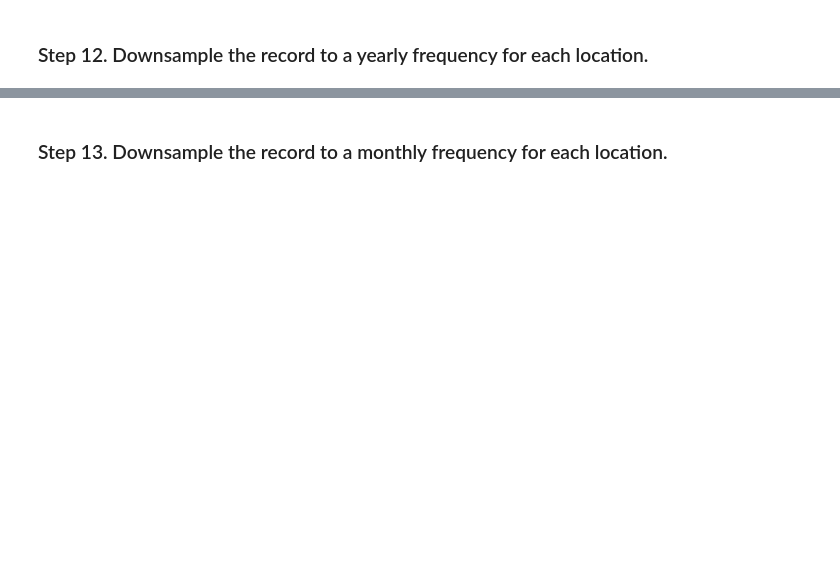
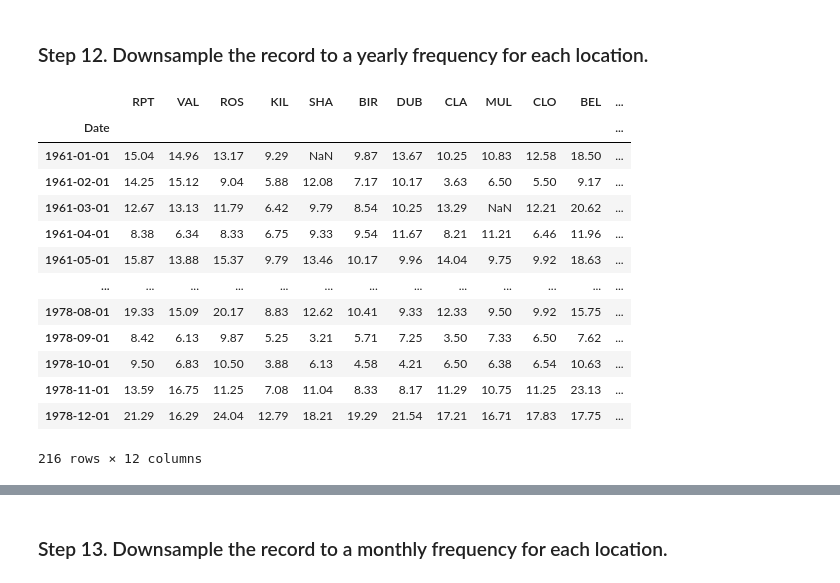
Before and after one commit to SaurVer/pandas_exercises, a Jupyter notebook: 06_Stats/Wind_Stats/Exercises.ipynb, the cells around one changed output, grey strips where cells are left out. Cells and saved outputs as stored; diff of their text form; code cells hidden in the pictures; blank space fills up the shorter version.

```diff
--- a/06_Stats/Wind_Stats/Exercises.ipynb
+++ b/06_Stats/Wind_Stats/Exercises.ipynb
@@ -371,2 +401,19 @@ data.agg(['mean','max','min','std'])
 # %% [markdown]
 ### Step 12. Downsample the record to a yearly frequency for each location.
+# %%
+data.resample('MS').asfreq() #Just gives the row instance
+# %% [output]
+|  | RPT | VAL | ROS | KIL | SHA | BIR | DUB | CLA | MUL | CLO | BEL | ... |
+| Date |  |  |  |  |  |  |  |  |  |  |  | ... |
+| 1961-01-01 | 15.04 | 14.96 | 13.17 | 9.29 | NaN | 9.87 | 13.67 | 10.25 | 10.83 | 12.58 | 18.50 | ... |
+| 1961-02-01 | 14.25 | 15.12 | 9.04 | 5.88 | 12.08 | 7.17 | 10.17 | 3.63 | 6.50 | 5.50 | 9.17 | ... |
+| 1961-03-01 | 12.67 | 13.13 | 11.79 | 6.42 | 9.79 | 8.54 | 10.25 | 13.29 | NaN | 12.21 | 20.62 | ... |
+| 1961-04-01 | 8.38 | 6.34 | 8.33 | 6.75 | 9.33 | 9.54 | 11.67 | 8.21 | 11.21 | 6.46 | 11.96 | ... |
+| 1961-05-01 | 15.87 | 13.88 | 15.37 | 9.79 | 13.46 | 10.17 | 9.96 | 14.04 | 9.75 | 9.92 | 18.63 | ... |
+| ... | ... | ... | ... | ... | ... | ... | ... | ... | ... | ... | ... | ... |
+| 1978-08-01 | 19.33 | 15.09 | 20.17 | 8.83 | 12.62 | 10.41 | 9.33 | 12.33 | 9.50 | 9.92 | 15.75 | ... |
+| 1978-09-01 | 8.42 | 6.13 | 9.87 | 5.25 | 3.21 | 5.71 | 7.25 | 3.50 | 7.33 | 6.50 | 7.62 | ... |
+| 1978-10-01 | 9.50 | 6.83 | 10.50 | 3.88 | 6.13 | 4.58 | 4.21 | 6.50 | 6.38 | 6.54 | 10.63 | ... |
+| 1978-11-01 | 13.59 | 16.75 | 11.25 | 7.08 | 11.04 | 8.33 | 8.17 | 11.29 | 10.75 | 11.25 | 23.13 | ... |
+| 1978-12-01 | 21.29 | 16.29 | 24.04 | 12.79 | 18.21 | 19.29 | 21.54 | 17.21 | 16.71 | 17.83 | 17.75 | ... |
+216 rows × 12 columns
```
Also changed, not shown: parts of 15 cells of this notebook, 6 other files.
